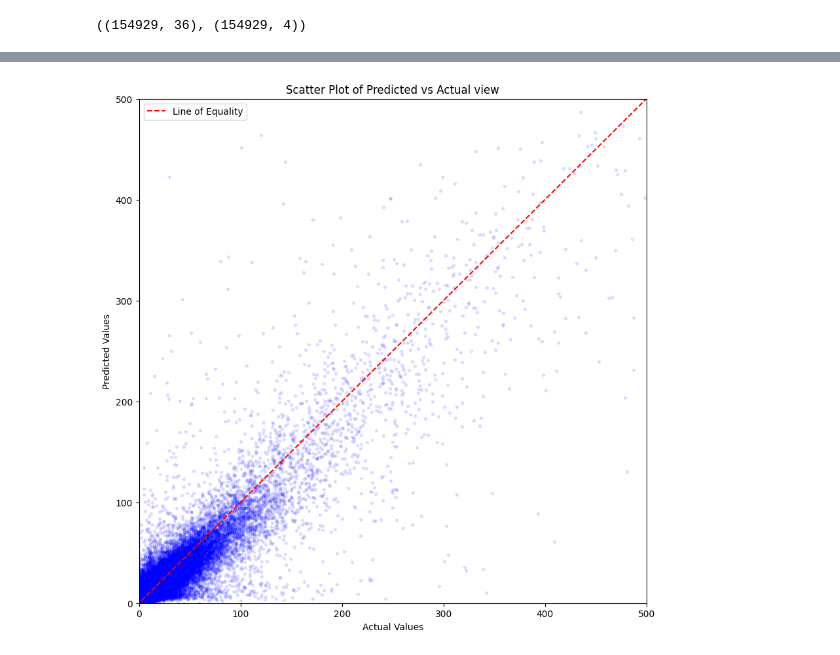
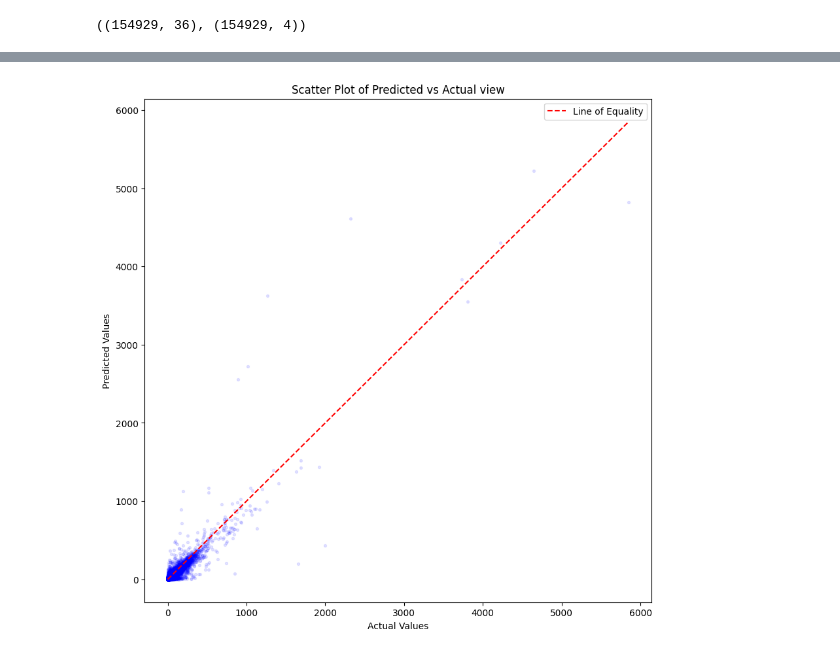
Before and after one commit to catan271/datn, a Jupyter notebook: training/02a-test.ipynb, the cells around one changed output, grey strips where cells are left out. Cells and saved outputs as stored; diff of their text form; code cells hidden in the pictures.

```diff
--- a/training/02a-test.ipynb
+++ b/training/02a-test.ipynb
@@ -39,7 +39,7 @@ from keras.models import load_model
 from training.utils import plot_accuracy
 
 
-model_view = load_model('../model/saved/w-view.keras')
+model_view = load_model('../model/w-view.keras')
 p_view = model_view.predict(X_test)
-plot_accuracy(p_view[:, 0], y_test[:, 0], "view", (0, 500))
+plot_accuracy(p_view[:, 0], y_test[:, 0], "view")
 # %% [output]
@@ -47,3 +47,3 @@ plot_accuracy(p_view[:, 0], y_test[:, 0], "view", (0, 500))
-[figure, old version]
+[figure, new version]
 # %%
 
```
Also changed, not shown: parts of 4 cells of this notebook, 23 other files.
